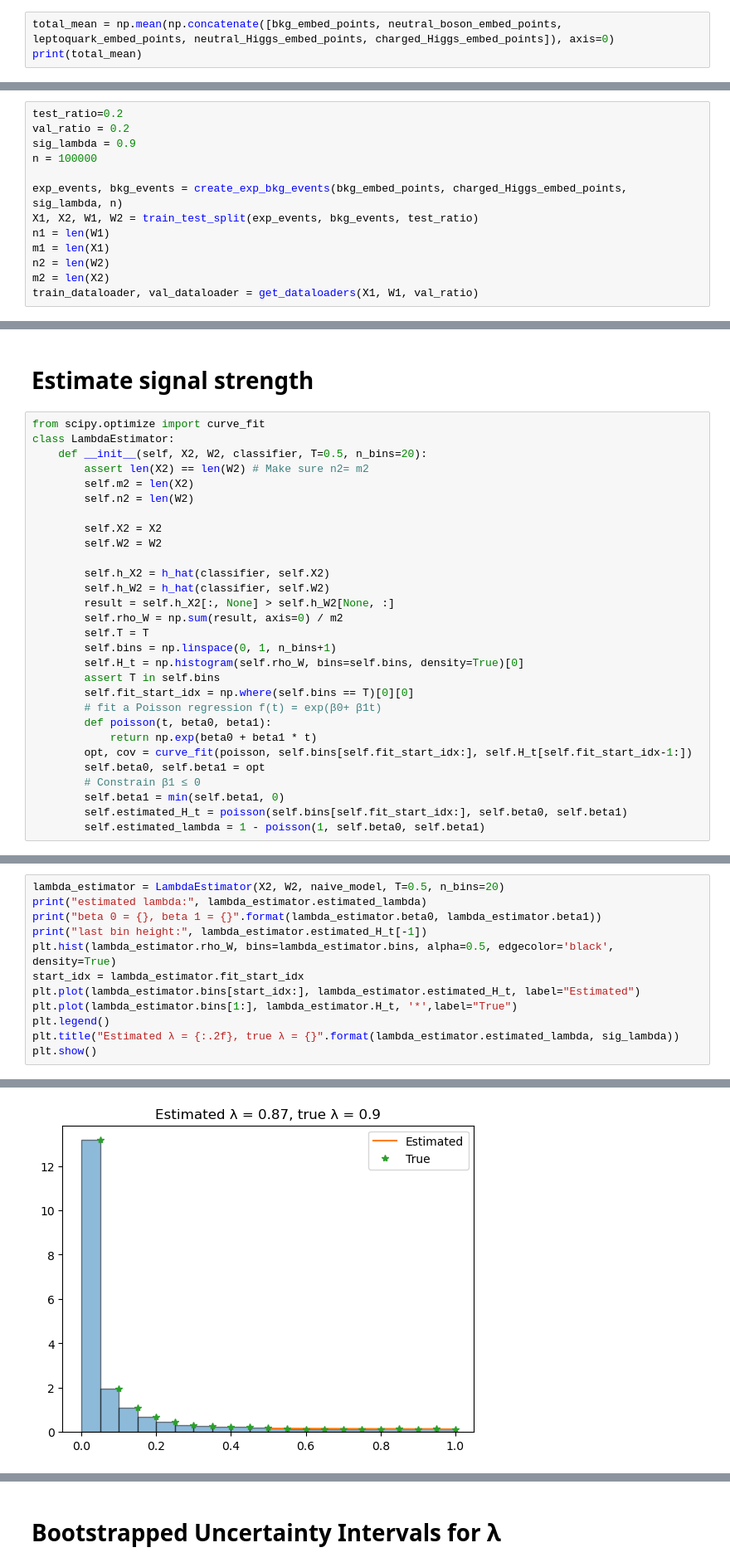
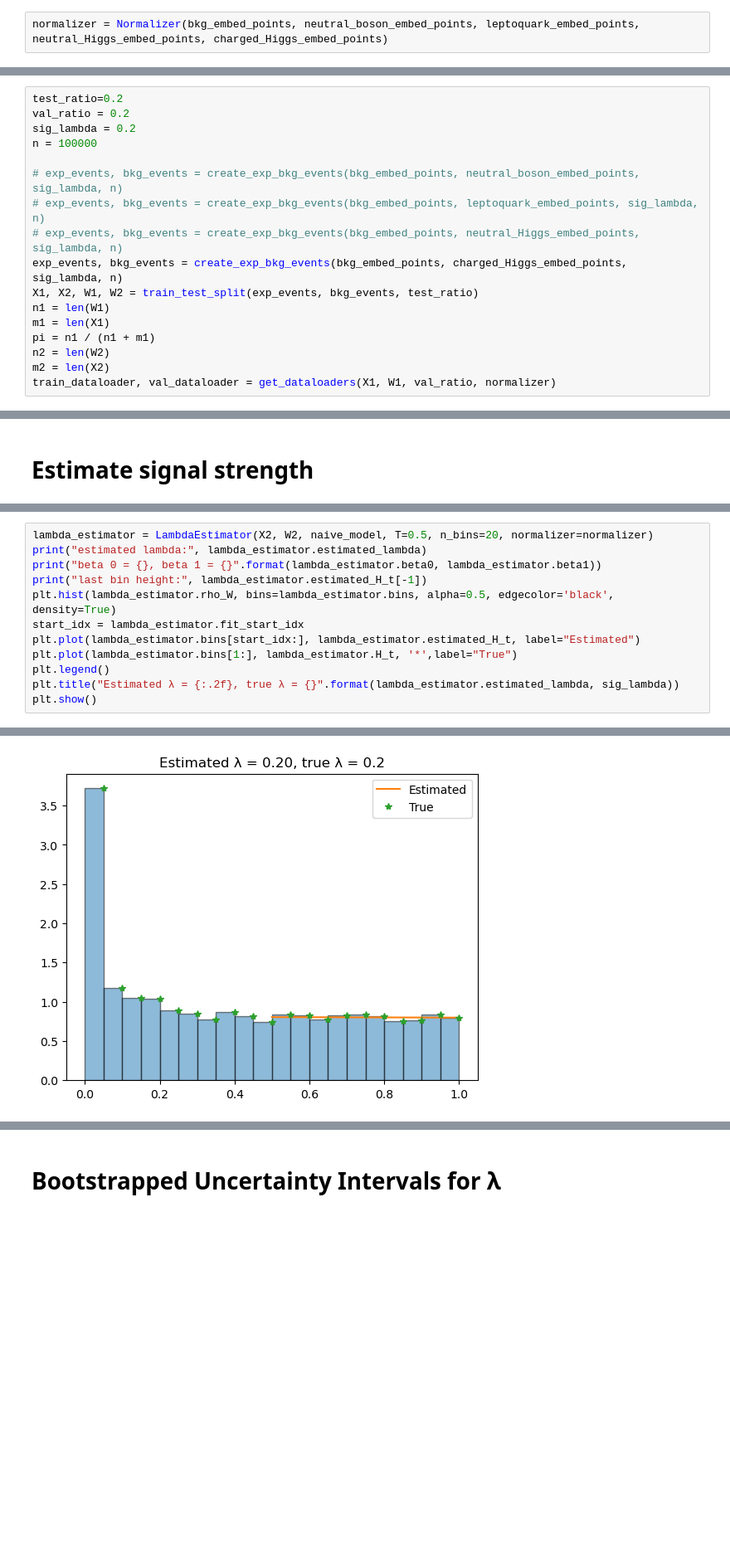
Before and after one commit to ZhengtingHe/ADwithNE, a Jupyter notebook: demo/analysis.ipynb, the cells around one changed output, grey strips where cells are left out. Shown at 83% size. Drawn from its saved outputs; the diff is of its cells as text; blank space fills up the shorter version.

```diff
--- a/demo/analysis.ipynb
+++ b/demo/analysis.ipynb
@@ -127,3 +118,2 @@ def max_min_norm(x):
 # %%
-total_mean = np.mean(np.concatenate([bkg_embed_points, neutral_boson_embed_points, leptoquark_embed_points, neutral_Higgs_embed_points, charged_Higgs_embed_points]), axis=0)
-print(total_mean)
+normalizer = Normalizer(bkg_embed_points, neutral_boson_embed_points, leptoquark_embed_points, neutral_Higgs_embed_points, charged_Higgs_embed_points)
@@ -227,15 +128,19 @@ auc_dict = {}
 # %%
 test_ratio=0.2
 val_ratio = 0.2
-sig_lambda = 0.9
+sig_lambda = 0.2
 n = 100000
 
+# exp_events, bkg_events = create_exp_bkg_events(bkg_embed_points, neutral_boson_embed_points, sig_lambda, n)
+# exp_events, bkg_events = create_exp_bkg_events(bkg_embed_points, leptoquark_embed_points, sig_lambda, n)
+# exp_events, bkg_events = create_exp_bkg_events(bkg_embed_points, neutral_Higgs_embed_points, sig_lambda, n)
 exp_events, bkg_events = create_exp_bkg_events(bkg_embed_points, charged_Higgs_embed_points, sig_lambda, n)
 X1, X2, W1, W2 = train_test_split(exp_events, bkg_events, test_ratio)
 n1 = len(W1)
 m1 = len(X1)
+pi = n1 / (n1 + m1)
 n2 = len(W2)
 m2 = len(X2)
-train_dataloader, val_dataloader = get_dataloaders(X1, W1, val_ratio)
+train_dataloader, val_dataloader = get_dataloaders(X1, W1, val_ratio, normalizer)
 # %% [markdown]
 # Classify Model
@@ -580,31 +259,2 @@ plt.show()
 # %% [markdown]
 # Estimate signal strength
-# %%
-from scipy.optimize import curve_fit
-class LambdaEstimator:
-    def __init__(self, X2, W2, classifier, T=0.5, n_bins=20):
-        assert len(X2) == len(W2) # Make sure n2= m2
-        self.m2 = len(X2)
-        self.n2 = len(W2)
-
-        self.X2 = X2
-        self.W2 = W2
-
-        self.h_X2 = h_hat(classifier, self.X2)
-        self.h_W2 = h_hat(classifier, self.W2)
-        result = self.h_X2[:, None] > self.h_W2[None, :]
-        self.rho_W = np.sum(result, axis=0) / m2
-        self.T = T
-        self.bins = np.linspace(0, 1, n_bins+1)
-        self.H_t = np.histogram(self.rho_W, bins=self.bins, density=True)[0]
-        assert T in self.bins
-        self.fit_start_idx = np.where(self.bins == T)[0][0]
-        # fit a Poisson regression f(t) = exp(β0+ β1t)
-        def poisson(t, beta0, beta1):
-            return np.exp(beta0 + beta1 * t)
-        opt, cov = curve_fit(poisson, self.bins[self.fit_start_idx:], self.H_t[self.fit_start_idx-1:])
-        self.beta0, self.beta1 = opt
-        # Constrain β1 ≤ 0
-        self.beta1 = min(self.beta1, 0)
-        self.estimated_H_t = poisson(self.bins[self.fit_start_idx:], self.beta0, self.beta1)
-        self.estimated_lambda = 1 - poisson(1, self.beta0, self.beta1)
@@ -611,5 +263,5 @@ class LambdaEstimator:
 # %%
-lambda_estimator = LambdaEstimator(X2, W2, naive_model, T=0.5, n_bins=20)
+lambda_estimator = LambdaEstimator(X2, W2, naive_model, T=0.5, n_bins=20, normalizer=normalizer)
 print("estimated lambda:", lambda_estimator.estimated_lambda)
 print("beta 0 = {}, beta 1 = {}".format(lambda_estimator.beta0, lambda_estimator.beta1))
 print("last bin height:", lambda_estimator.estimated_H_t[-1])
@@ -627 +279 @@ last bin height: 0.1265248282269232
-[figure, old version]
+[figure, new version]
```
Also changed, not shown: parts of 42 cells of this notebook, 4 other files.
